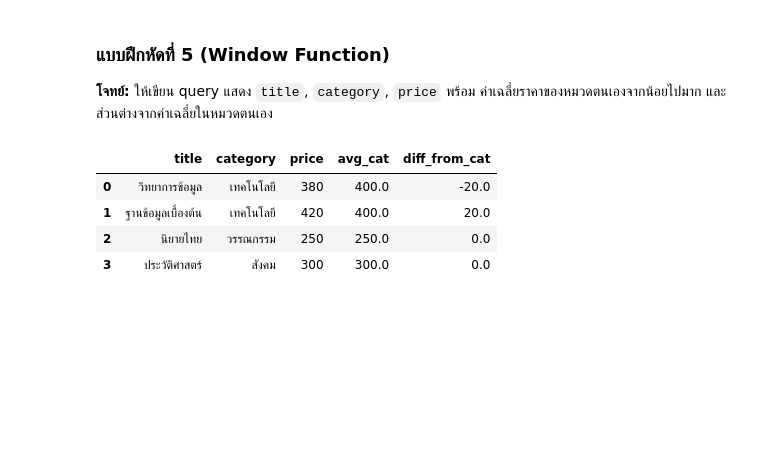
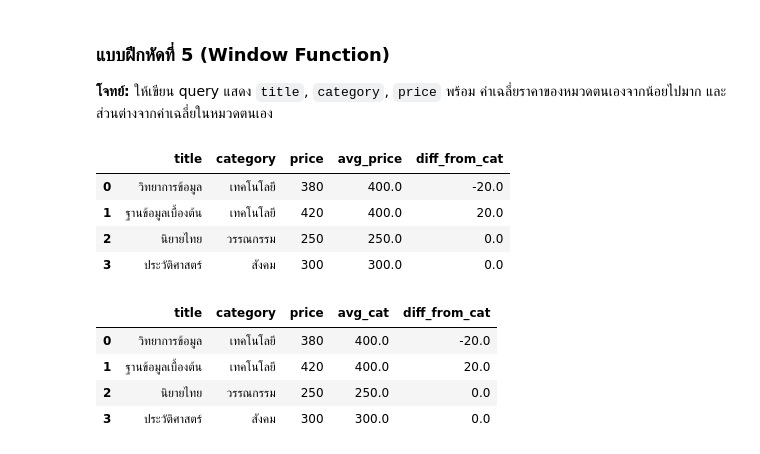
Before and after one commit to mxls34/AdvanceDatabase, a Jupyter notebook: Ch5.ipynb, the cells around one changed output. Cells and saved outputs as stored; diff of their text form; code cells hidden in the pictures; blank space fills up the shorter version.

```diff
--- a/Ch5.ipynb
+++ b/Ch5.ipynb
@@ -624,3 +619,19 @@ run("""
+# %%
+# เขียนโค้ดตรงนี้
+run("""
+  SELECT title, category, price,
+        ROUND(AVG(price) OVER(PARTITION BY category),0) AS avg_price,
+        price - avg_price AS diff_from_cat
+  FROM book
+  GROUP BY title, category, price
+  ORDER BY category COLLATE th ASC
+""")
+# %% [output]
+|  | title | category | price | avg_price | diff_from_cat |
+| 0 | วิทยาการข้อมูล | เทคโนโลยี | 380 | 400.0 | -20.0 |
+| 1 | ฐานข้อมูลเบื้องต้น | เทคโนโลยี | 420 | 400.0 | 20.0 |
+| 2 | นิยายไทย | วรรณกรรม | 250 | 250.0 | 0.0 |
+| 3 | ประวัติศาสตร์ | สังคม | 300 | 300.0 | 0.0 |
 # %%
 # ตัวอย่างผลลัพธ์
 # %% [output]
```
Also changed, not shown: parts of 1 cell of this notebook.
